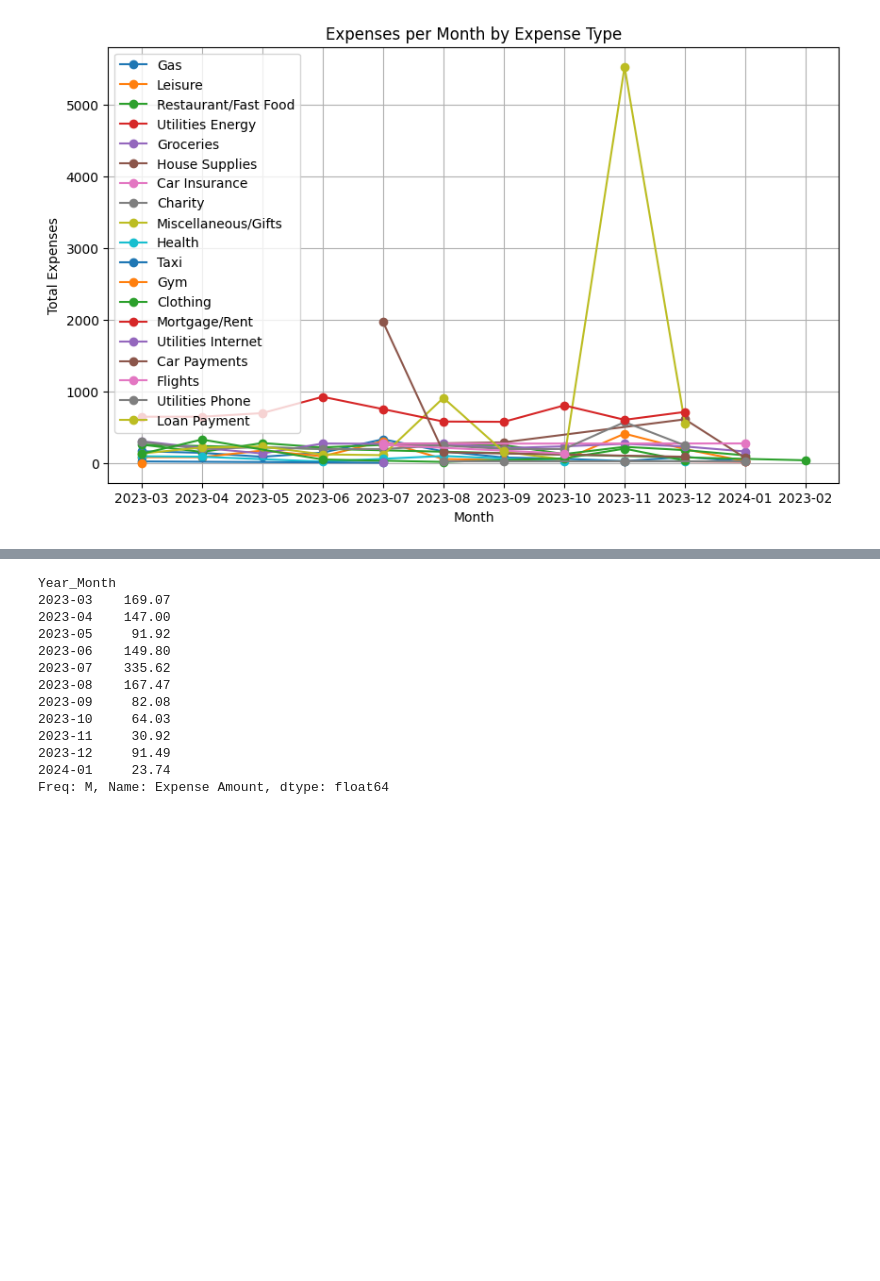
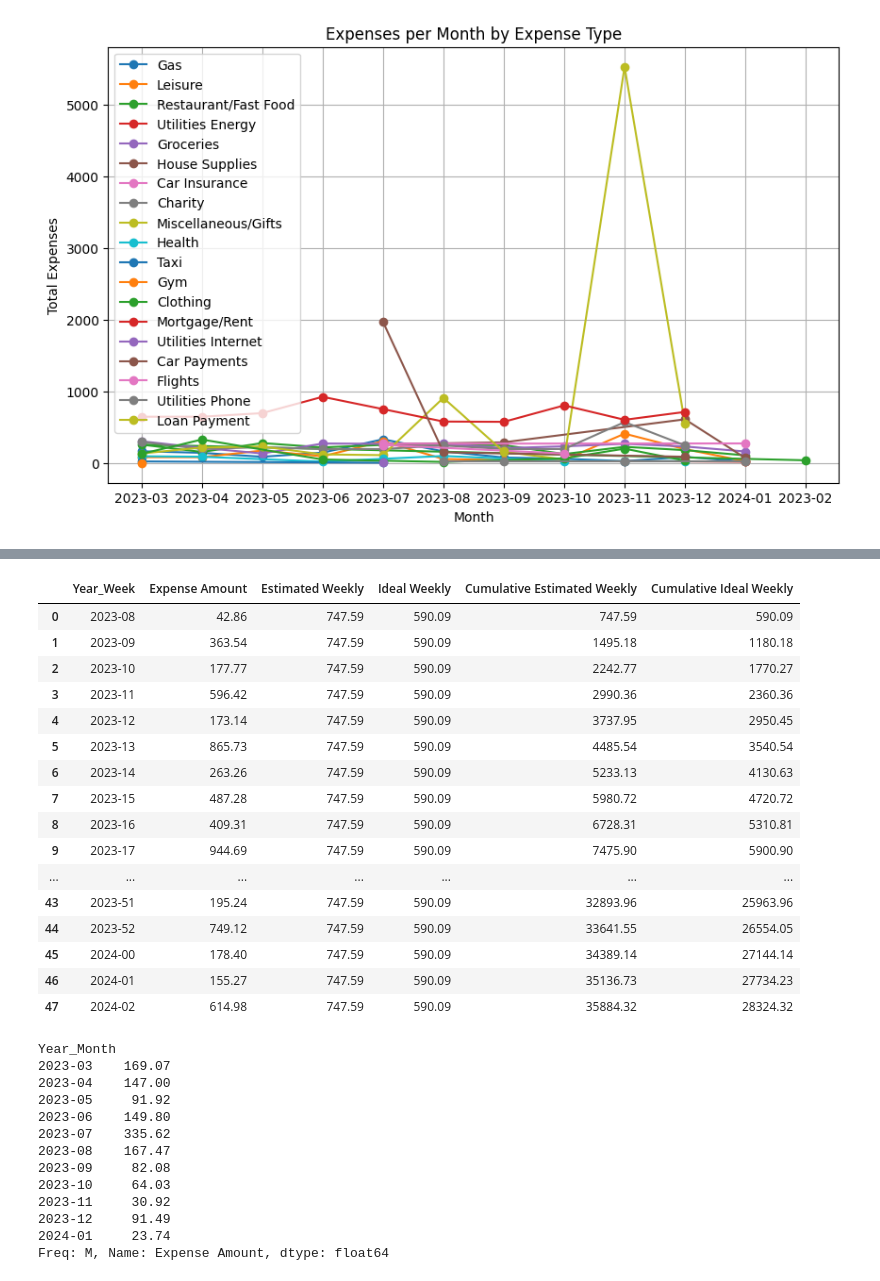
Before and after one commit to lorossi1/auto_finance, a Jupyter notebook: auto_finance/API_Test.ipynb, the cells around one changed output, grey strips where cells are left out. Saved outputs shown, nothing was run; the diff lists cells and outputs as text; code cells hidden in the pictures; blank space fills up the shorter version.

```diff
--- a/auto_finance/API_Test.ipynb
+++ b/auto_finance/API_Test.ipynb
@@ -1,5 +1,6 @@
 # %%
 # File for automating finances
+a=1
 # %%
 # Pulling data from google sheets using google cloud and APIs
 
@@ -411,3 +654,27 @@ Monthly average: $2,352.71
+# %%
+
+# a['b'] = data.groupby(['Year_Month'])['Expense Amount'].sum()
+# a
+weekly_actual = data.groupby(['Year_Week'])['Expense Amount'].sum().reset_index()
+weekly_est_ideal_actual = pd.merge(a, weekly_est_ideal_actual, how='inner', on='Year_Week')
+# %% [output]
+|  | Year_Week | Expense Amount | Estimated Weekly | Ideal Weekly | Cumulative Estimated Weekly | Cumulative Ideal Weekly |
+| 0 | 2023-08 | 42.86 | 747.59 | 590.09 | 747.59 | 590.09 |
+| 1 | 2023-09 | 363.54 | 747.59 | 590.09 | 1495.18 | 1180.18 |
+| 2 | 2023-10 | 177.77 | 747.59 | 590.09 | 2242.77 | 1770.27 |
+| 3 | 2023-11 | 596.42 | 747.59 | 590.09 | 2990.36 | 2360.36 |
+| 4 | 2023-12 | 173.14 | 747.59 | 590.09 | 3737.95 | 2950.45 |
+| 5 | 2023-13 | 865.73 | 747.59 | 590.09 | 4485.54 | 3540.54 |
+| 6 | 2023-14 | 263.26 | 747.59 | 590.09 | 5233.13 | 4130.63 |
+| 7 | 2023-15 | 487.28 | 747.59 | 590.09 | 5980.72 | 4720.72 |
+| 8 | 2023-16 | 409.31 | 747.59 | 590.09 | 6728.31 | 5310.81 |
+| 9 | 2023-17 | 944.69 | 747.59 | 590.09 | 7475.90 | 5900.90 |
+| ... | ... | ... | ... | ... | ... | ... |
+| 43 | 2023-51 | 195.24 | 747.59 | 590.09 | 32893.96 | 25963.96 |
+| 44 | 2023-52 | 749.12 | 747.59 | 590.09 | 33641.55 | 26554.05 |
+| 45 | 2024-00 | 178.40 | 747.59 | 590.09 | 34389.14 | 27144.14 |
+| 46 | 2024-01 | 155.27 | 747.59 | 590.09 | 35136.73 | 27734.23 |
+| 47 | 2024-02 | 614.98 | 747.59 | 590.09 | 35884.32 | 28324.32 |
 # %%
 # Show significant difference in gas expense before and after having a hybrid car
 # Hybrid car bought in end of July (2023-07)
```
Also changed, not shown: parts of 15 cells of this notebook, 3 other files.
